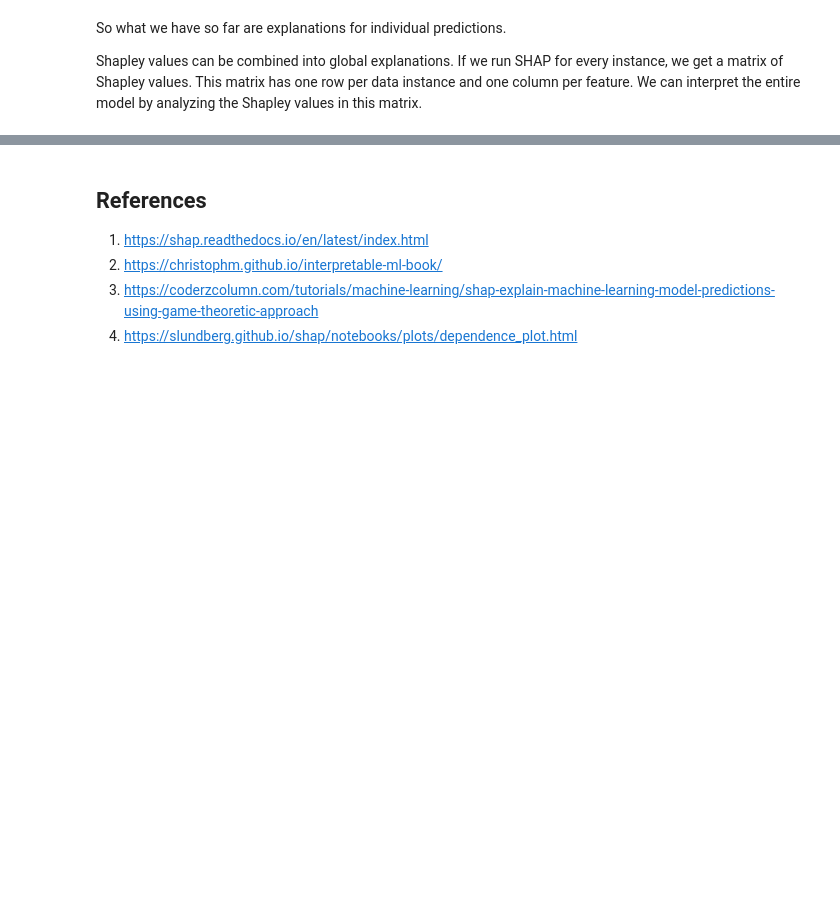
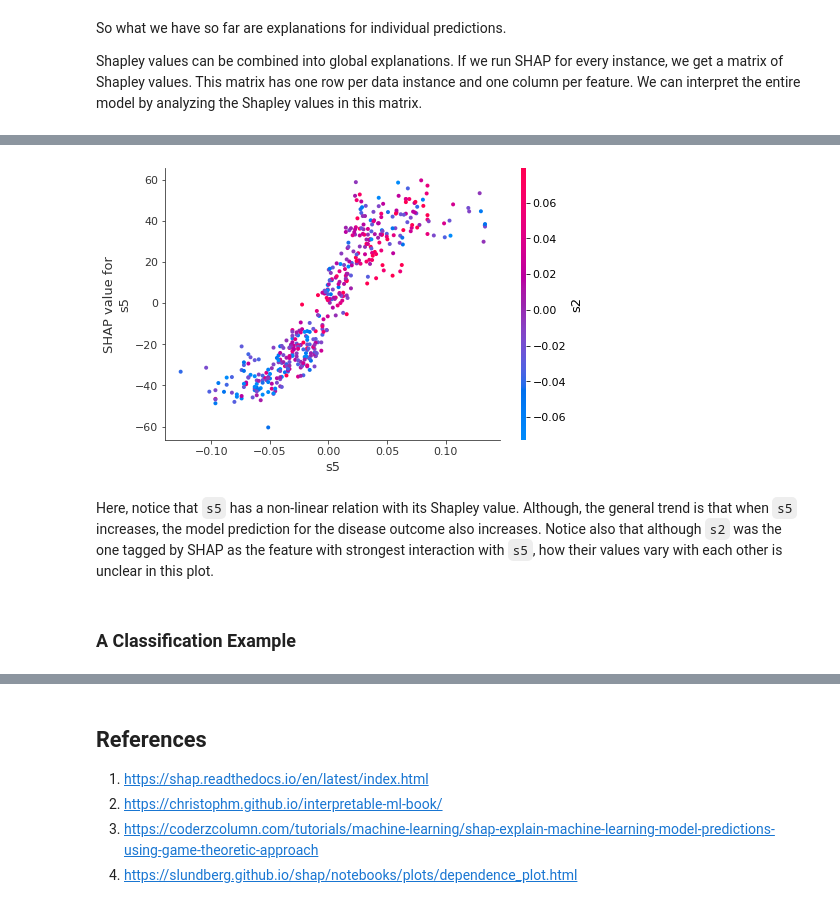
Before and after one commit to leolorenzoii/ml2_interpretability, a Jupyter notebook: notebooks/02_Interpreting_Models_using_SHAP.ipynb, the cells around one changed output, grey strips where cells are left out. Saved outputs shown, nothing was run; the diff lists cells and outputs as text; code cells hidden in the pictures; blank space fills up the shorter version.

Commit message:
Add regression and classification sections

```diff
--- a/notebooks/02_Interpreting_Models_using_SHAP.ipynb
+++ b/notebooks/02_Interpreting_Models_using_SHAP.ipynb
@@ -416,0 +374,10 @@ shap.dependence_plot(ind = 'Age',
+# %%
+shap.dependence_plot(ind='s5',
+                     shap_values = shap_values,
+                     features = X)
+# %% [output]
+[figure, added]
+# %% [markdown]
+Here, notice that `s5` has a non-linear relation with its Shapley value. Although, the general trend is that when `s5` increases, the model prediction for the disease outcome also increases. Notice also that although `s2` was the one tagged by SHAP as the feature with strongest interaction with `s5`, how their values vary with each other is unclear in this plot.
+# %% [markdown]
+### A Classification Example
```
Also changed, not shown: parts of 104 cells of this notebook.
